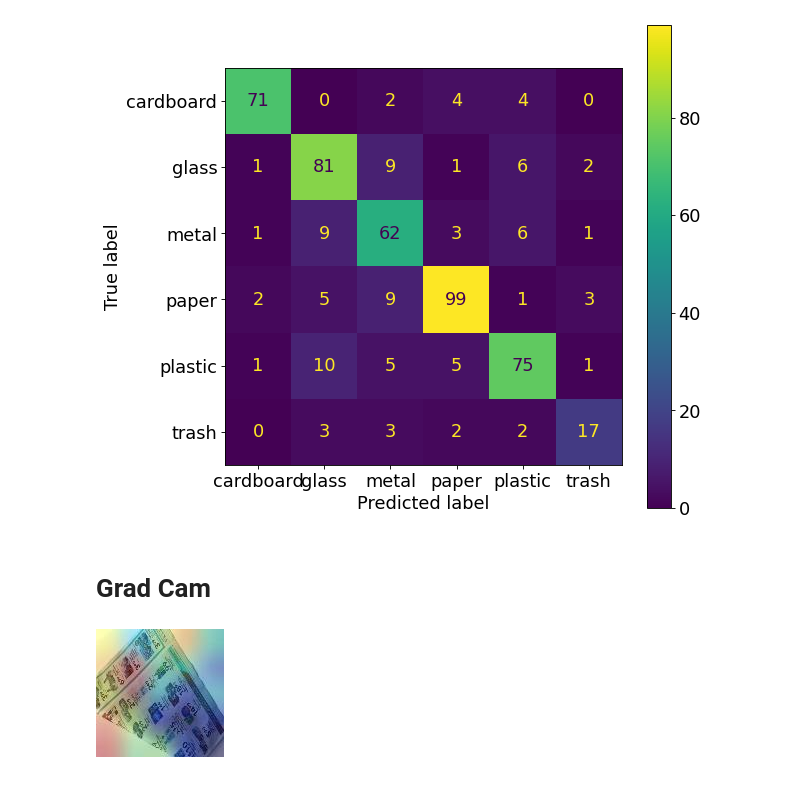
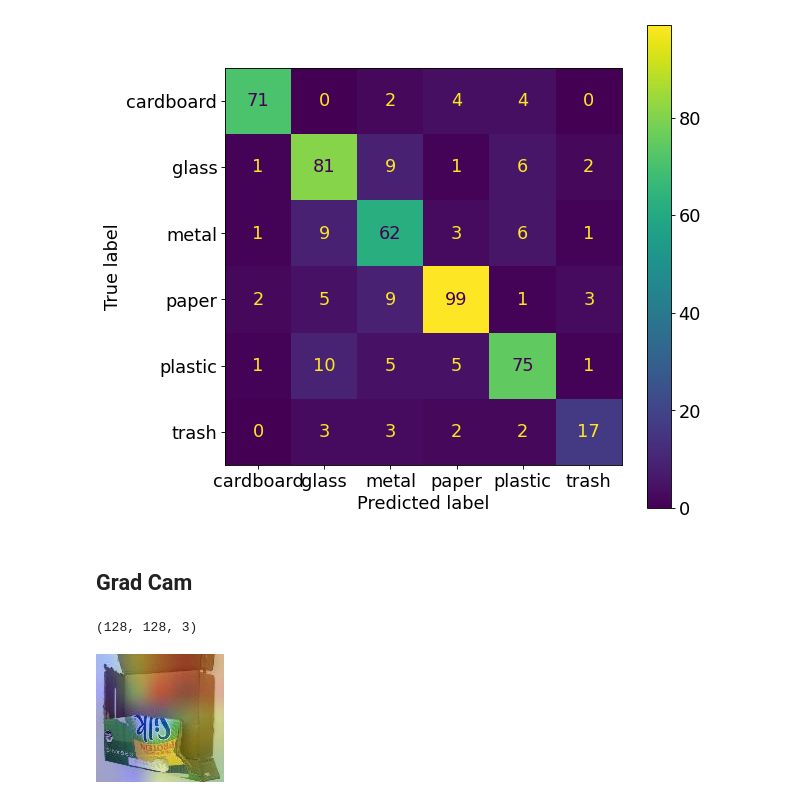
Before and after one commit to jxin11/waste-image-classification, a Jupyter notebook: Waste_Image_Classification.ipynb, the cells around one changed output. Saved outputs shown, nothing was run; the diff lists cells and outputs as text; code cells hidden in the pictures.

Commit message:
Model Evaluation - Training curves and Grad-CAM

```diff
--- a/Waste_Image_Classification.ipynb
+++ b/Waste_Image_Classification.ipynb
@@ -1163,7 +1198,7 @@ model = customInceptionResnetv2(img_train, label_encoded_train, img_test, label_
                                 5, 10, 5, optimizer,
                                 "baseline_5_10_5_Adadelta_weight.h5", "baseline_5_10_5_Adadelta_history")
 model1 = model.create_model()
-model1.load_weights('/content/waste-image-classification/model_weight/baseline_5_10_5_Adadelta_weight.h5')
+model1.load_weights('/content/baseline_5_10_5_Adadelta_weight.h5')
 # %% [markdown]
 # Evaluation
 # %% [markdown]
@@ -1262,7 +1297,7 @@ disp.plot(ax=ax)
 <sklearn.metrics._plot.confusion_matrix.ConfusionMatrixDisplay at 0x...>
 [figure]
 # %% [markdown]
-# Grad Cam
+## Grad Cam
 # %%
 # Display
 from IPython.display import Image, display
@@ -1318,34 +1353,39 @@ def save_and_display_gradcam(img_path, heatmap, cam_path="cam.jpg", alpha=0.4):
     # Load the original image
     # img = keras.preprocessing.image.load_img(img_path)
     # img = keras.preprocessing.image.img_to_array(img)
-    img = img_path
+    img = np.float32(img_path)
+    img = cv2.cvtColor(img, cv2.COLOR_RGB2BGR)
+    print(img.shape)
 
     # Rescale heatmap to a range 0-255
     heatmap = np.uint8(255 * heatmap)
 
     # Use jet colormap to colorize heatmap
     jet = cm.get_cmap("jet")
 
     # Use RGB values of the colormap
     jet_colors = jet(np.arange(256))[:, :3]
     jet_heatmap = jet_colors[heatmap]
 
     # Create an image with RGB colorized heatmap
     jet_heatmap = keras.preprocessing.image.array_to_img(jet_heatmap)
     jet_heatmap = jet_heatmap.resize((img.shape[1], img.shape[0]))
     jet_heatmap = keras.preprocessing.image.img_to_array(jet_heatmap)
 
     # Superimpose the heatmap on original image
     superimposed_img = jet_heatmap * alpha + img
     superimposed_img = keras.preprocessing.image.array_to_img(superimposed_img)
 
     # Save the superimposed image
     superimposed_img.save(cam_path)
 
     # Display Grad CAM
     display(Image(cam_path))
 
-heatmap = make_gradcam_heatmap(np.expand_dims(img_train[20,:,:,:], axis=0), model1, "incResC_4_act_scaling")
-save_and_display_gradcam(img_train[20,:,:,:]*255, heatmap)
+# 5, 10, 58, 79, 78, 13
+i = 5
+heatmap = make_gradcam_heatmap(np.expand_dims(img_train[i,:,:,:], axis=0), model1, "incResC_4_act_scaling")
+save_and_display_gradcam(img_train[i,:,:,:]*255, heatmap)
 # %% [output]
+(128, 128, 3)
-[figure, old version]
+[figure, new version]
```
Also changed, not shown: parts of 19 cells of this notebook.
